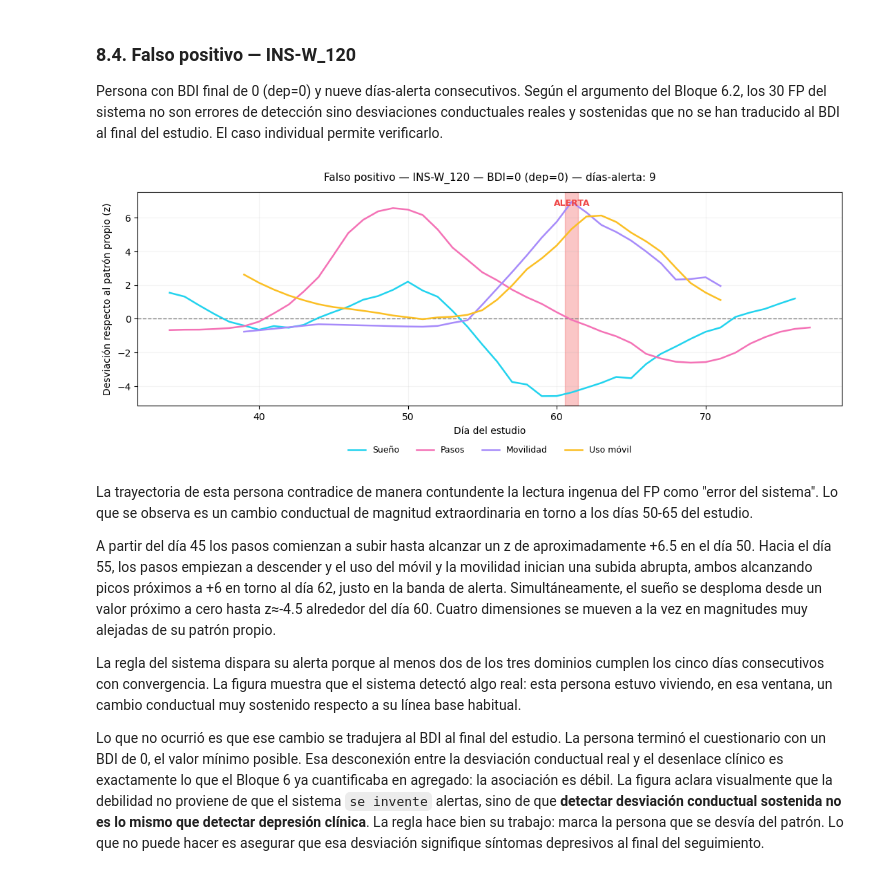
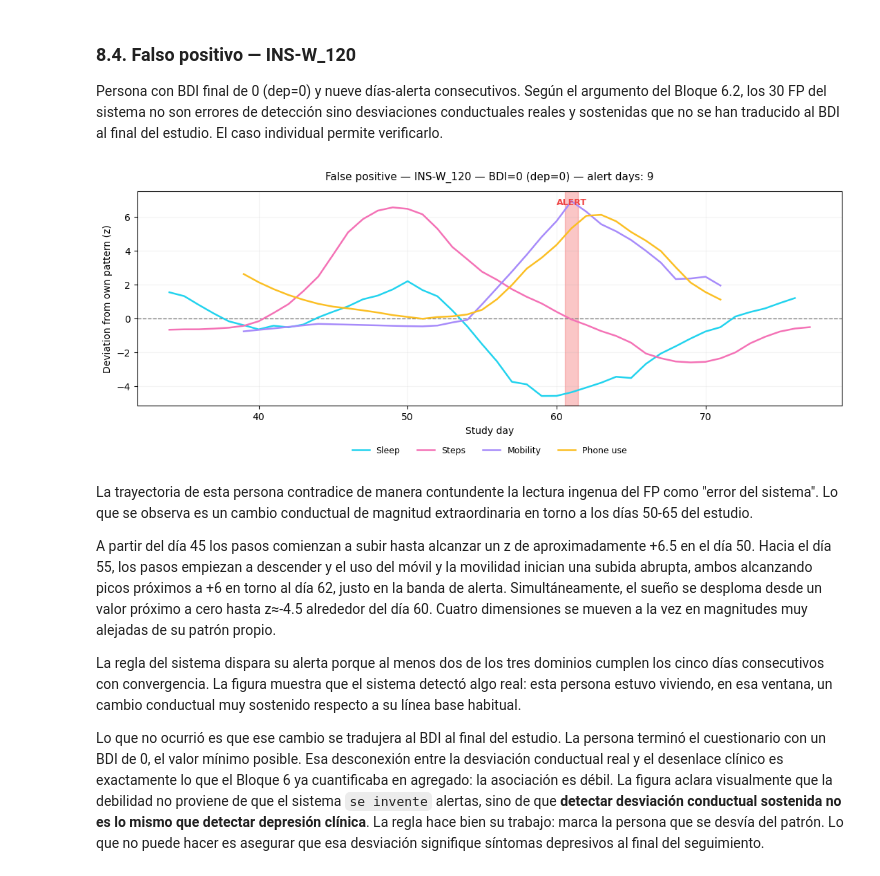
Before and after one commit to alejandrobarriel/globem, a Jupyter notebook: notebooks/globem.ipynb, the cells around one changed output. Drawn from its saved outputs; the diff is of its cells as text; code cells hidden in the pictures.

```diff
--- a/notebooks/globem.ipynb
+++ b/notebooks/globem.ipynb
@@ -5318,10 +5367,10 @@ Lo que la figura demuestra es que el sistema **no se limita a detectar magnitud
 ### 8.4. Falso positivo — INS-W_120
 
 Persona con BDI final de 0 (dep=0) y nueve días-alerta consecutivos. Según el argumento del Bloque 6.2, los 30 FP del sistema no son errores de detección sino desviaciones conductuales reales y sostenidas que no se han traducido al BDI al final del estudio. El caso individual permite verificarlo.
-# %%
-dibujar_trayectoria(pid_FP, "Falso positivo")
-# %% [output]
-[figure, removed]
+# %%
+draw_trajectory(pid_FP, "False positive")
+# %% [output]
+[figure, added]
 # %% [markdown]
 La trayectoria de esta persona contradice de manera contundente la lectura ingenua del FP como "error del sistema". Lo que se observa es un cambio conductual de magnitud extraordinaria en torno a los días 50-65 del estudio.
 
```
Also changed, not shown: parts of 56 cells of this notebook.
